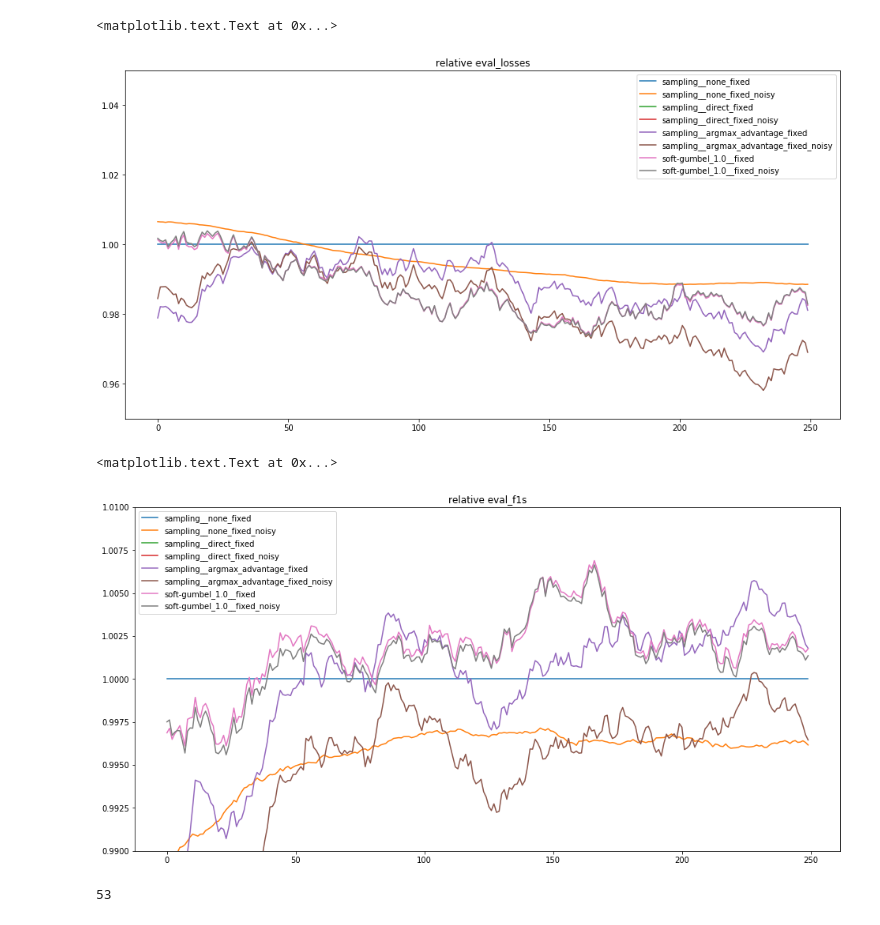
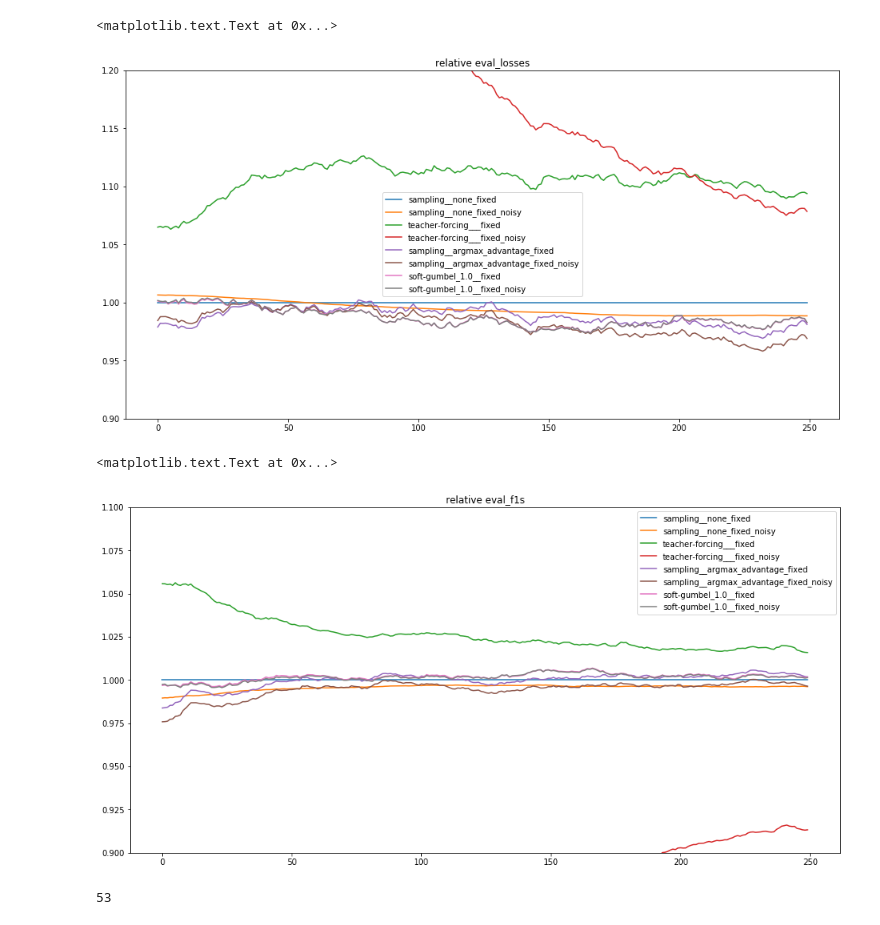
Before and after one commit to varenick/ner_seq2seq, a Jupyter notebook: ner_seq2seq_plots.ipynb, the cells around one changed output. Saved outputs shown, nothing was run; the diff lists cells and outputs as text; code cells hidden in the pictures.

Commit message:
Added teacher-forcing plots and p-values

```diff
--- a/ner_seq2seq_plots.ipynb
+++ b/ner_seq2seq_plots.ipynb
@@ -41,0 +104,16 @@ def exp_running_average(a, alpha=0.95):
+# %%
+plt.figure(figsize=(16, 8))
+
+name = 'train_losses'
+for mode_name in mode_names:
+    for infix in ['']:
+        plt.plot(exp_running_average(data[mode_name][name + infix]['_mean'], 0.95))
+        #plt.fill_between(
+        #    range(len(data[mode_name][name + infix]['_mean'])),
+        #    exp_running_average(data[mode_name][name + infix]['_mean'] - data[mode_name][name + infix]['_std']),
+        #    exp_running_average(data[mode_name][name + infix]['_mean'] + data[mode_name][name + infix]['_std']),
+        #    alpha=0.5
+        #)
+plt.ylim(0, 0.5)
+plt.legend([mode_name for mode_name in mode_names])
+plt.title(name)
@@ -41,0 +123,18 @@ def exp_running_average(a, alpha=0.95):
+# %%
+plt.figure(figsize=(16, 8))
+
+name = 'eval_losses'
+for mode_name in mode_names:
+    for infix in ['']:
+        plt.plot(exp_running_average(data[mode_name][name + infix]['_mean'], alpha=0.95))
+        plt.fill_between(
+            range(len(data[mode_name][name + infix]['_mean'])),
+            exp_running_average(data[mode_name][name + infix]['_mean'] - data[mode_name][name + infix]['_std']),
+            exp_running_average(data[mode_name][name + infix]['_mean'] + data[mode_name][name + infix]['_std']),
+        #    exp_running_average(np.min(data[mode_name][name + infix][''], axis=0)),
+        #    exp_running_average(np.max(data[mode_name][name + infix][''], axis=0)),
+            alpha=0.5
+        )
+plt.ylim(0, 0.5)
+plt.legend([mode_name for mode_name in mode_names])
+plt.title(name)
@@ -42,7 +144,7 @@ def exp_running_average(a, alpha=0.95):
 # %%
 plt.figure(figsize=(16, 8))
 
-name = 'eval_losses'
+name = 'eval_f1s'
 for mode_name in mode_names:
     for infix in infixes:
         plt.plot(exp_running_average(data[mode_name][name + infix]['_mean'][50:]))
@@ -52,8 +154,8 @@ for mode_name in mode_names:
         #    exp_running_average(data[mode_name][name + infix]['_mean'] + data[mode_name][name + infix]['_std']),
         #    alpha=0.5
         #)
-plt.ylim(0.1, 0.3)
+plt.ylim(60, 80)
 plt.legend([mode_name + infix for mode_name in mode_names for infix in infixes])
-plt.title('eval_losses')
+plt.title(name)
 # %% [output]
 <matplotlib.text.Text at 0x...>
@@ -80,38 +182,38 @@ for mode_name in mode_names:
         #    alpha=0.5
         #)
 plt.legend([mode_name + infix for mode_name in mode_names for infix in infixes])
-plt.ylim(0.95, 1.05)
+plt.ylim(0.9, 1.2)
 plt.title('relative eval_losses')
 # %% [output]
 <matplotlib.text.Text at 0x...>
-[figure, old version]
+[figure, new version]
 # %%
 plt.figure(figsize=(16, 8))
 
 name = 'eval_f1s'
 for mode_name in mode_names:
     for infix in infixes:
         plt.plot(
             exp_running_average(
                 (data[mode_name][name + infix]['_mean'] / (data['sampling__none_fixed'][name]['_mean'] + 1e-20))[50:],
             )
         )
         #plt.fill_between(
         #    range(250),
         #    exp_running_average(
         #        ((data[mode_name][name + infix]['_mean'] - data[mode_name][name + infix]['_std']) / (data['sampling__none_fixed'][name]['_mean'] + 1e-20))[50:]
         #    ),
         #    exp_running_average(
         #        ((data[mode_name][name + infix]['_mean'] + data[mode_name][name + infix]['_std']) / (data['sampling__none_fixed'][name]['_mean'] + 1e-20))[50:]
         #    ),
         #    alpha=0.5
         #)
 plt.legend([mode_name + infix for mode_name in mode_names for infix in infixes])
-plt.ylim(0.99, 1.01)
+plt.ylim(0.9, 1.1)
 plt.title('relative eval_f1s')
 # %% [output]
 <matplotlib.text.Text at 0x...>
-[figure, old version]
+[figure, new version]
 # %%
 np.argmin(exp_running_average(data['sampling__none_fixed']['eval_losses']['_mean'][50:]))
 # %% [output]
```
Also changed, not shown: parts of 12 cells of this notebook, 3 other files.
